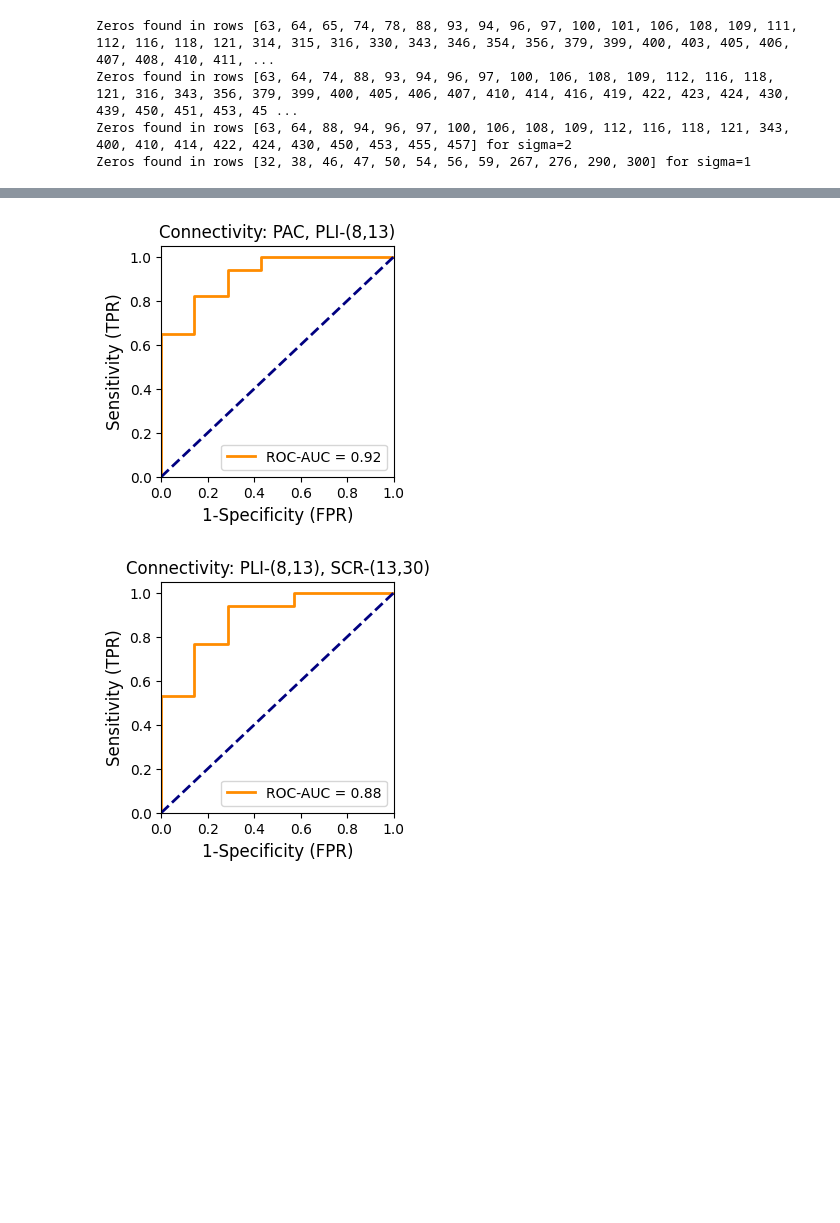
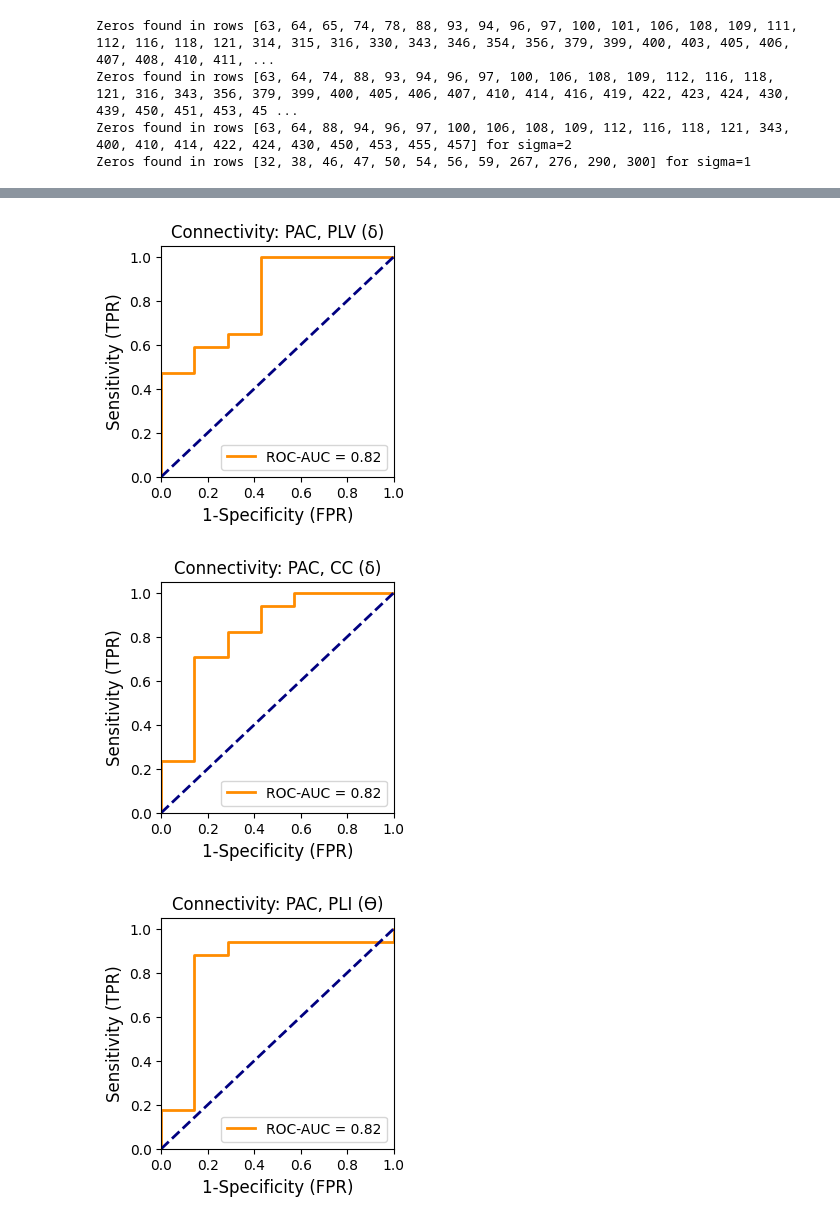
Before and after one commit to ivkarla/epigame, a Jupyter notebook: notebooks/external-validation/game_vKarla_outcome_prediction_ext.ipynb, the cells around one changed output, grey strips where cells are left out. Cells and saved outputs as stored; diff of their text form; code cells hidden in the pictures; blank space fills up the shorter version.

```diff
--- a/notebooks/external-validation/game_vKarla_outcome_prediction_ext.ipynb
+++ b/notebooks/external-validation/game_vKarla_outcome_prediction_ext.ipynb
@@ -25,7 +25,7 @@ import re
 band_subs = {
     "1,4": "δ",
     "4,8": "ϴ",
-    "8,12": "α",
+    "8,13": "α",
     "13,30": "β",
     "30,70": "low γ",
     "70,150": "high γ"
@@ -33,25 +33,25 @@ band_subs = {
 
 # Dictionary for connectivity method substitutions
 cm_subs = {
-    "SCR": "Real spectral coherence",
-    "SCI": "Imaginary spectral coherence",
-    "PLV": "Phase-locking value",
-    "PLI": "Phase lag index",
-    "CC": "Cross-correlation",
-    "PAC": "PAC",
-    "PEC": "PEC"
+    "SCR-": "Real spectral coherence",
+    "SCI-": "Imaginary spectral coherence",
+    "PLV-": "Phase-locking value",
+    "PLI-": "Phase lag index",
+    "CC-": "Cross-correlation",
+    "PAC-": "PAC",
+    "PEC-": "PEC"
 }
 
 # Function to replace bands with their corresponding symbols
 def substitute_bands(s):
     # Find all occurrences of band ranges in the format "(a,b)"
-    bands = re.findall(r'\d+,\d+',s)
+    bands = re.findall(r'\(\d+,\d+\)',s)
 
     # Substitute each band range with its corresponding symbol
     for band in bands:
         band_range = band[1:-1]  # Remove parentheses
         if band_range in band_subs:
-            s = s.replace(band, f" ({band_subs[band_range]})")
+            s = s.replace('-','').replace(band, f" ({band_subs[band_range]})")
 
     return s
 
@@ -64,7 +64,7 @@ def substitute_cm(s):
     return s
 
 # Test
-input_str = "CC(30,70), SC_R(70,150)"
+input_str = "CC-(30,70), SCR-(70,150)"
 output_str = substitute_cm(input_str)
 output_str = substitute_bands(output_str)
 
@@ -187,7 +187,7 @@ for cm in conn_measures:
 
     # Plot the ROC curve if AUC > 0.7
     if roc_auc > 0.7: # Remove of modify this logic to print all/specific ROC curves
-        cm_str = substitute_bands(cm)
+        cm_str = substitute_cm(substitute_bands(cm))
 
         plt.figure(figsize=(3, 3))
         plt.plot(fpr, tpr, lw=2, label=f'ROC-AUC = {roc_auc:0.2f}')
@@ -270,34 +270,35 @@ for cm_combination in itertools.combinations(conn_measures, 2):
       combined_scores = []
       actual_labels = None
       for cm in cm_combination:
           data = load_data[load_data['CM'] == cm]
           if actual_labels is None:
               actual_labels = data['Outcome'].values
           combined_scores.append(data['Mean_overlap_ratio'].values)
       avg_scores = np.mean(combined_scores, axis=0)
       fpr, tpr, _ = roc_curve(actual_labels, avg_scores)
 
-      if roc_auc > 0.85:
+      if roc_auc > 0.8:
 
-        cm_str = substitute_bands(combination_str)
+        cm_str = substitute_bands(substitute_cm(combination_str))
 
         plt.figure(figsize=(3,3))
         plt.plot(fpr, tpr, color='darkorange', lw=2, label=f'ROC-AUC = {roc_auc:0.2f}')
         plt.plot([0, 1], [0, 1], color='navy', lw=2, linestyle='--')
         plt.xlim([0.0, 1.0])
         plt.ylim([0.0, 1.05])
         plt.xlabel('1-Specificity (FPR)', size=12)
         plt.ylabel('Sensitivity (TPR)', size=12)
         plt.title(f'Connectivity: {cm_str}')
         plt.legend(loc="lower right")
         plt.show()
         plt.close()
 
 # Convert the results to a DataFrame
 results_df = pd.DataFrame(results)
 
 # Save the results to an Excel file
 results_df.to_excel(project_folder + "2cm_rocauc_results_ext.xlsx", index=False)
 # %% [output]
-[figure, old version]
+[figure, new version]
-[figure, old version]
+[figure, new version]
+[figure, added]
```
Also changed, not shown: parts of 4 cells of this notebook.
